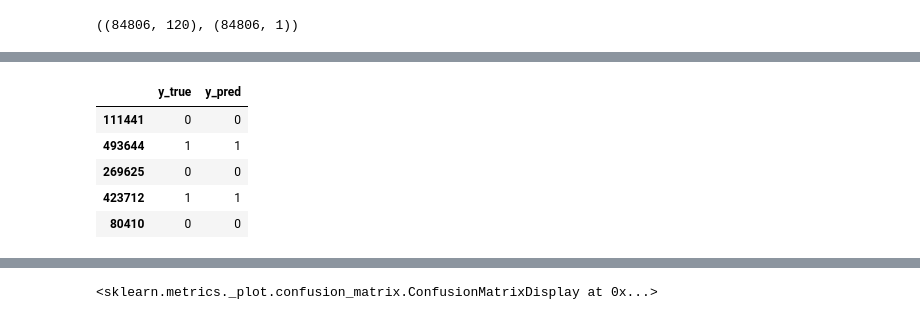
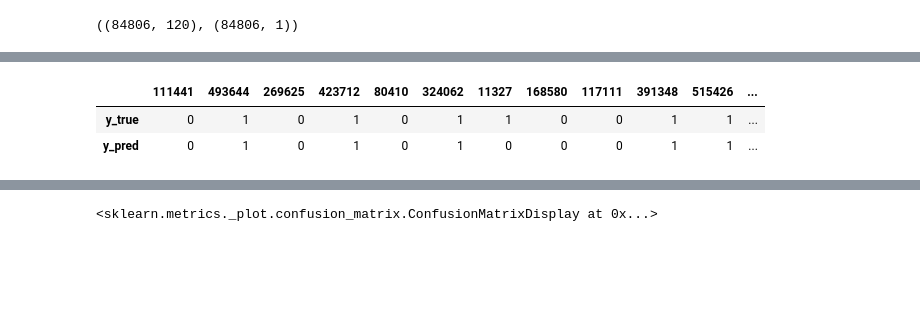
Before and after one commit to JackGreenaway/final_project, a Jupyter notebook: results/model_evaluate.ipynb, the cells around one changed output, grey strips where cells are left out. Cells and saved outputs as stored; diff of their text form; code cells hidden in the pictures; blank space fills up the shorter version.

```diff
--- a/results/model_evaluate.ipynb
+++ b/results/model_evaluate.ipynb
@@ -54,20 +47,17 @@ y_pred_binary = np.where(y_pred >= 0.5, 1, 0)
 # %%
 # convert continuous data to binary
 y_pred_binary = np.where(y_pred >= 0.5, 1, 0)
 
 # createa a dataframe to house the predictions and true
 y_results = pd.DataFrame()
 y_results["y_true"] = y
 y_results["y_pred"] = y_pred_binary
 
-y_results.head()
+y_results.head(15).T
 # %% [output]
-|  | y_true | y_pred |
-| 111441 | 0 | 0 |
-| 493644 | 1 | 1 |
-| 269625 | 0 | 0 |
-| 423712 | 1 | 1 |
-| 80410 | 0 | 0 |
+|  | 111441 | 493644 | 269625 | 423712 | 80410 | 324062 | 11327 | 168580 | 117111 | 391348 | 515426 | ... |
+| y_true | 0 | 1 | 0 | 1 | 0 | 1 | 1 | 0 | 0 | 1 | 1 | ... |
+| y_pred | 0 | 1 | 0 | 1 | 0 | 1 | 0 | 0 | 0 | 1 | 1 | ... |
 # %%
 # Performance metrics
 print(f"{'-'*10} Evaluation Metrics {'-'*10}")
```
Also changed, not shown: parts of 5 cells of this notebook, 5 other files.
